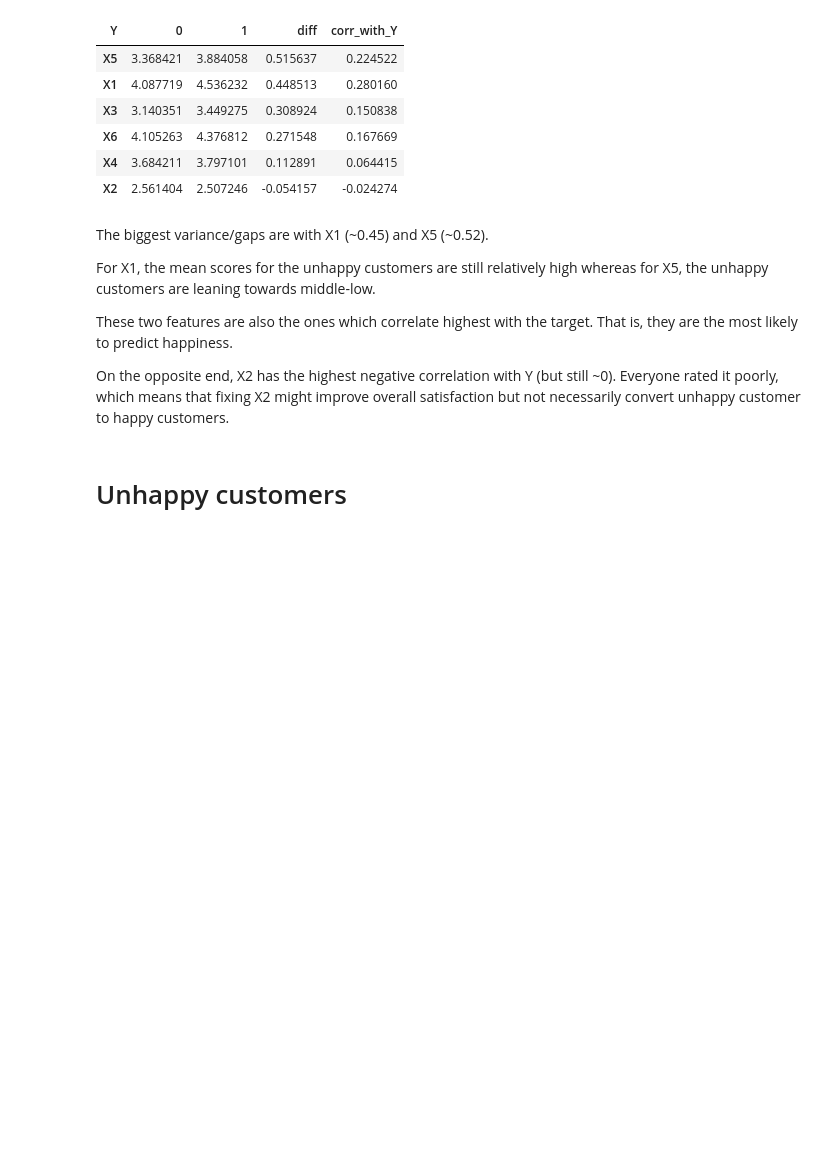
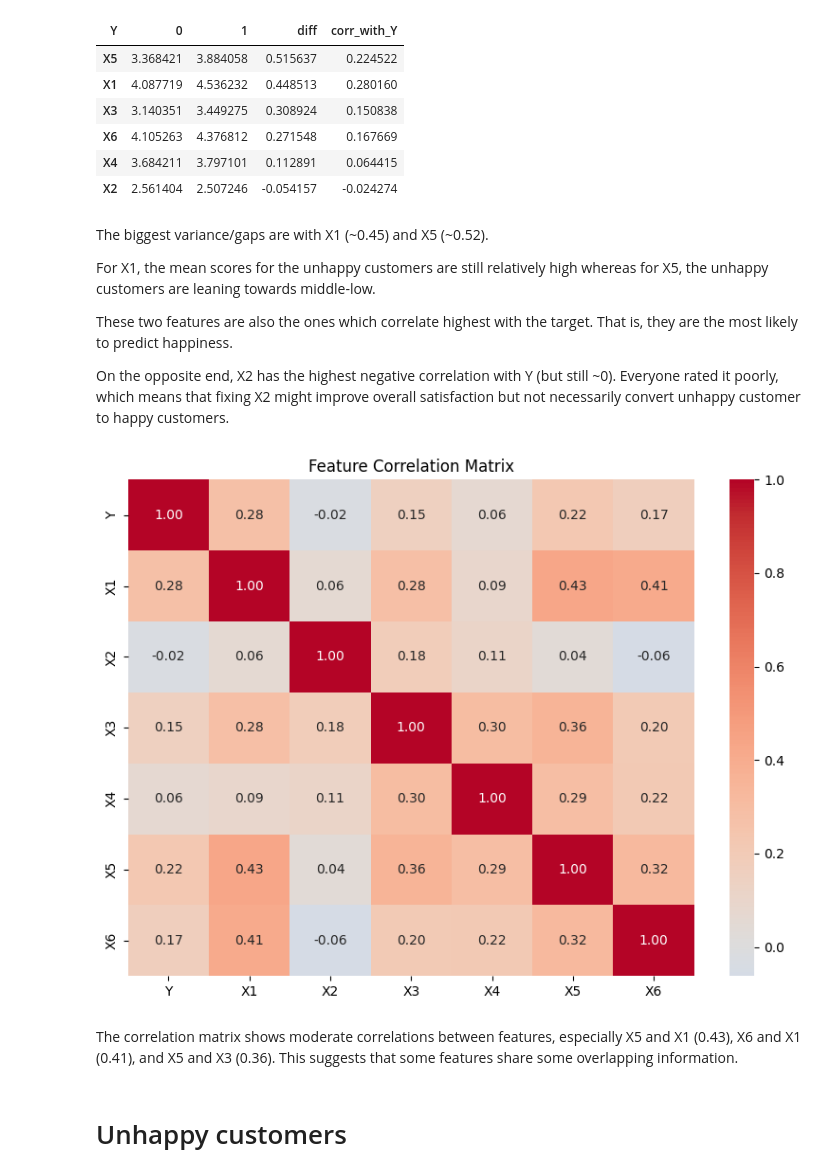
Before and after one commit to macsiwase/logistics-happy-customers, a Jupyter notebook: happiness.ipynb, the cells around one changed output. Cells and saved outputs as stored; diff of their text form; code cells hidden in the pictures; blank space fills up the shorter version.

```diff
--- a/happiness.ipynb
+++ b/happiness.ipynb
@@ -126,6 +126,17 @@ For X1, the mean scores for the unhappy customers are still relatively high wher
 These two features are also the ones which correlate highest with the target. That is, they are the most likely to predict happiness.
 
 On the opposite end, X2 has the highest negative correlation with Y (but still ~0). Everyone rated it poorly, which means that fixing X2 might improve overall satisfaction but not necessarily convert unhappy customer to happy customers.
+# %%
+feature_corr = df.corr()
+
+plt.figure(figsize=(8, 6))
+sns.heatmap(feature_corr, annot=True, cmap="coolwarm", center=0, fmt=".2f")
+plt.title("Feature Correlation Matrix")
+plt.tight_layout()
+# %% [output]
+[figure, added]
+# %% [markdown]
+The correlation matrix shows moderate correlations between features, especially X5 and X1 (0.43), X6 and X1 (0.41), and X5 and X3 (0.36). This suggests that some features share some overlapping information.
 # %% [markdown]
 # Unhappy customers
 # %% [markdown]
```
Also changed, not shown: parts of 39 cells of this notebook, 1 other file.
